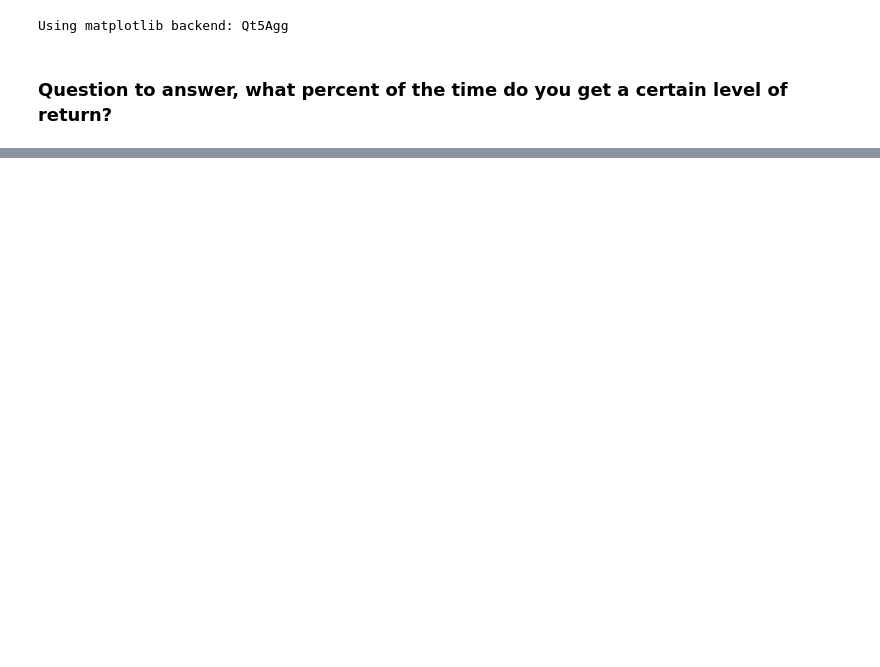
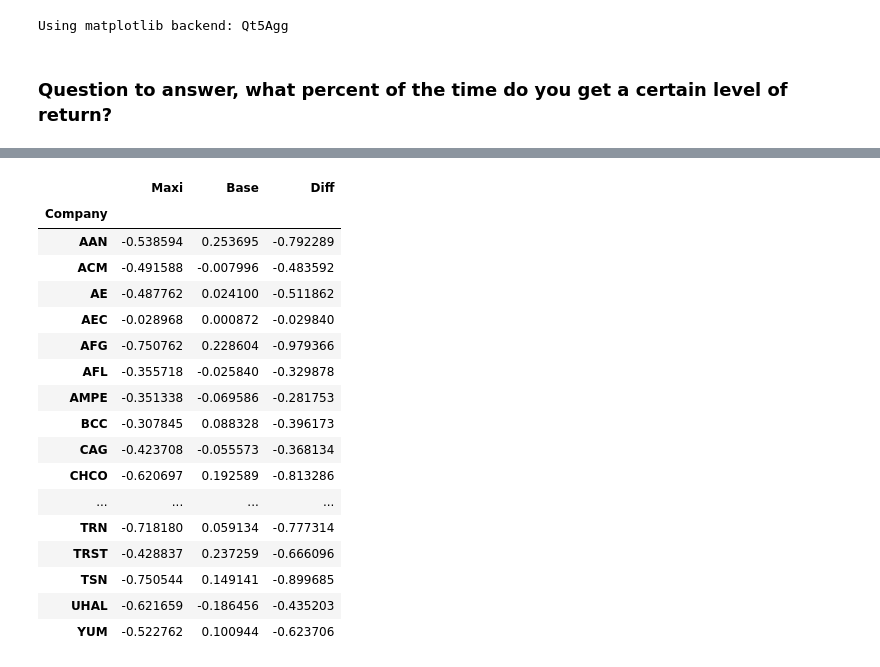
Before and after one commit to johnkmaxi/johnkmaxi.github.io, a Jupyter notebook: notebooks/Bollinger-Simulation-Optimization.ipynb, the cells around one changed output, grey strips where cells are left out. Cells and saved outputs as stored; diff of their text form; code cells hidden in the pictures; blank space fills up the shorter version.

```diff
--- a/notebooks/Bollinger-Simulation-Optimization.ipynb
+++ b/notebooks/Bollinger-Simulation-Optimization.ipynb
@@ -320,0 +409,21 @@ Using matplotlib backend: Qt5Agg
+# %%
+best_strategy.groupby('Company')[['Maxi','Base','Diff']].mean()
+# %% [output]
+|  | Maxi | Base | Diff |
+| Company |  |  |  |
+| AAN | -0.538594 | 0.253695 | -0.792289 |
+| ACM | -0.491588 | -0.007996 | -0.483592 |
+| AE | -0.487762 | 0.024100 | -0.511862 |
+| AEC | -0.028968 | 0.000872 | -0.029840 |
+| AFG | -0.750762 | 0.228604 | -0.979366 |
+| AFL | -0.355718 | -0.025840 | -0.329878 |
+| AMPE | -0.351338 | -0.069586 | -0.281753 |
+| BCC | -0.307845 | 0.088328 | -0.396173 |
+| CAG | -0.423708 | -0.055573 | -0.368134 |
+| CHCO | -0.620697 | 0.192589 | -0.813286 |
+| ... | ... | ... | ... |
+| TRN | -0.718180 | 0.059134 | -0.777314 |
+| TRST | -0.428837 | 0.237259 | -0.666096 |
+| TSN | -0.750544 | 0.149141 | -0.899685 |
+| UHAL | -0.621659 | -0.186456 | -0.435203 |
+| YUM | -0.522762 | 0.100944 | -0.623706 |
```
Also changed, not shown: parts of 32 cells of this notebook, 2 other files.
